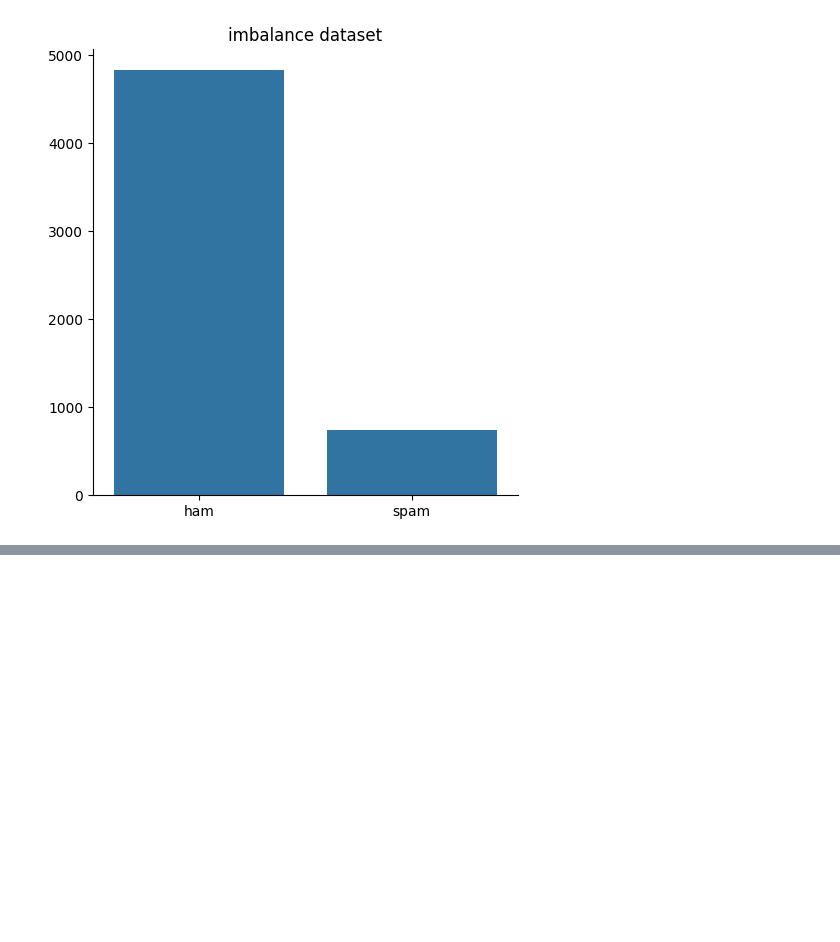
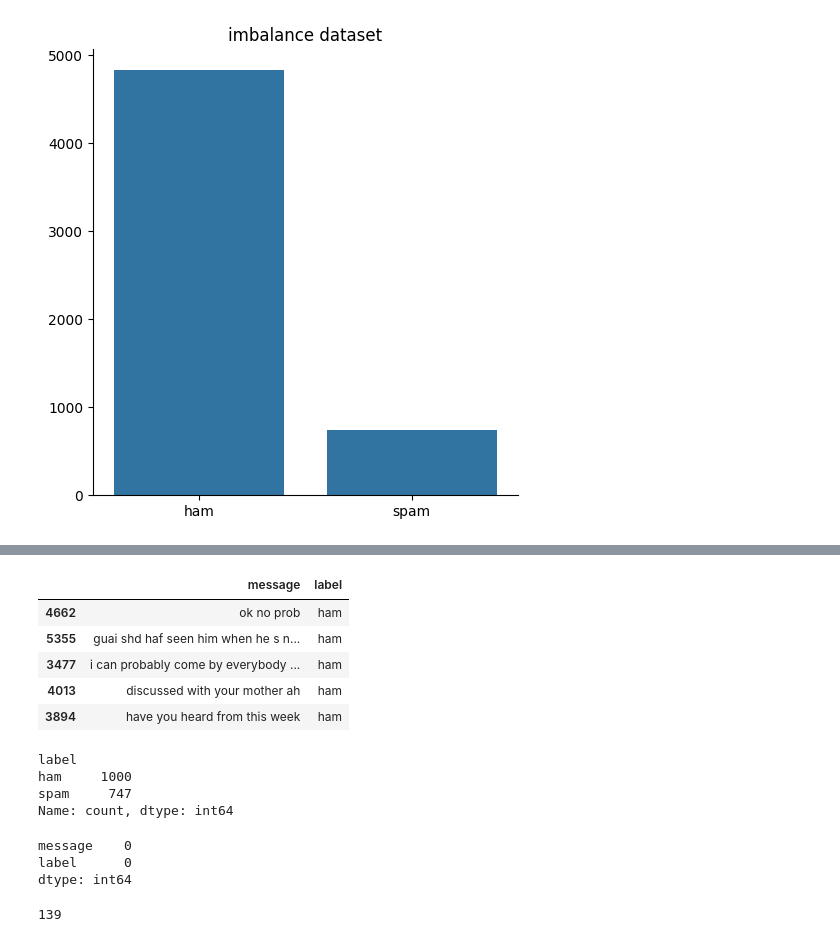
Before and after one commit to upflairs-pvt-ltd/jecrc-AI_ML_example-27thsep2023, a Jupyter notebook: machine learning/Text-classification-ml/text_classification_ml.ipynb, the cells around one changed output, grey strips where cells are left out. Saved outputs shown, nothing was run; the diff lists cells and outputs as text; code cells hidden in the pictures; blank space fills up the shorter version.

```diff
--- a/machine learning/Text-classification-ml/text_classification_ml.ipynb
+++ b/machine learning/Text-classification-ml/text_classification_ml.ipynb
@@ -76,0 +89,2 @@ plt.show()
+# %%
+ham = ham.sample(1000)
@@ -76,0 +95,27 @@ plt.show()
+# %%
+balance_df = pd.concat([ham,spam])
+balance_df.head()
+# %% [output]
+|  | message | label |
+| 4662 | ok no prob | ham |
+| 5355 | guai shd haf seen him when he s n... | ham |
+| 3477 | i can probably come by everybody ... | ham |
+| 4013 | discussed with your mother ah | ham |
+| 3894 | have you heard from this week | ham |
+# %%
+balance_df['label'].value_counts()
+# %% [output]
+label
+ham     1000
+spam     747
+Name: count, dtype: int64
+# %%
+balance_df.isnull().sum()
+# %% [output]
+message    0
+label      0
+dtype: int64
+# %%
+balance_df.duplicated().sum()
+# %% [output]
+139
```
Also changed, not shown: parts of 29 cells of this notebook, 1 other file.
